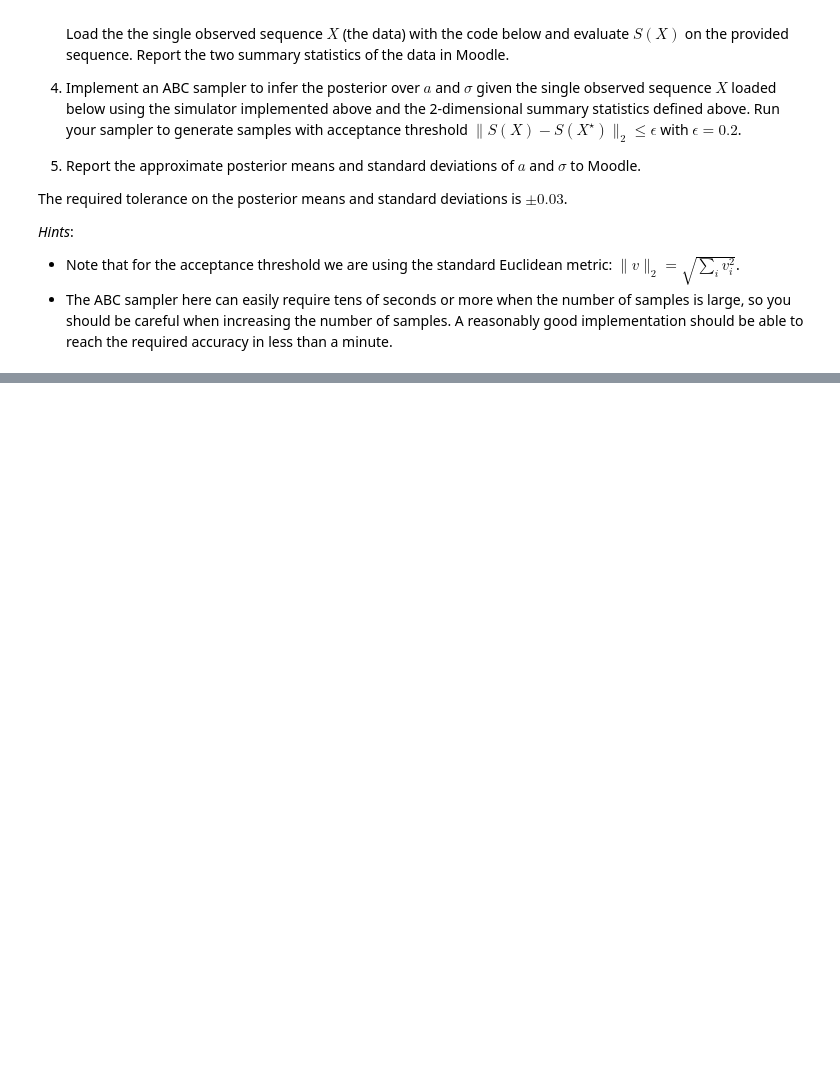
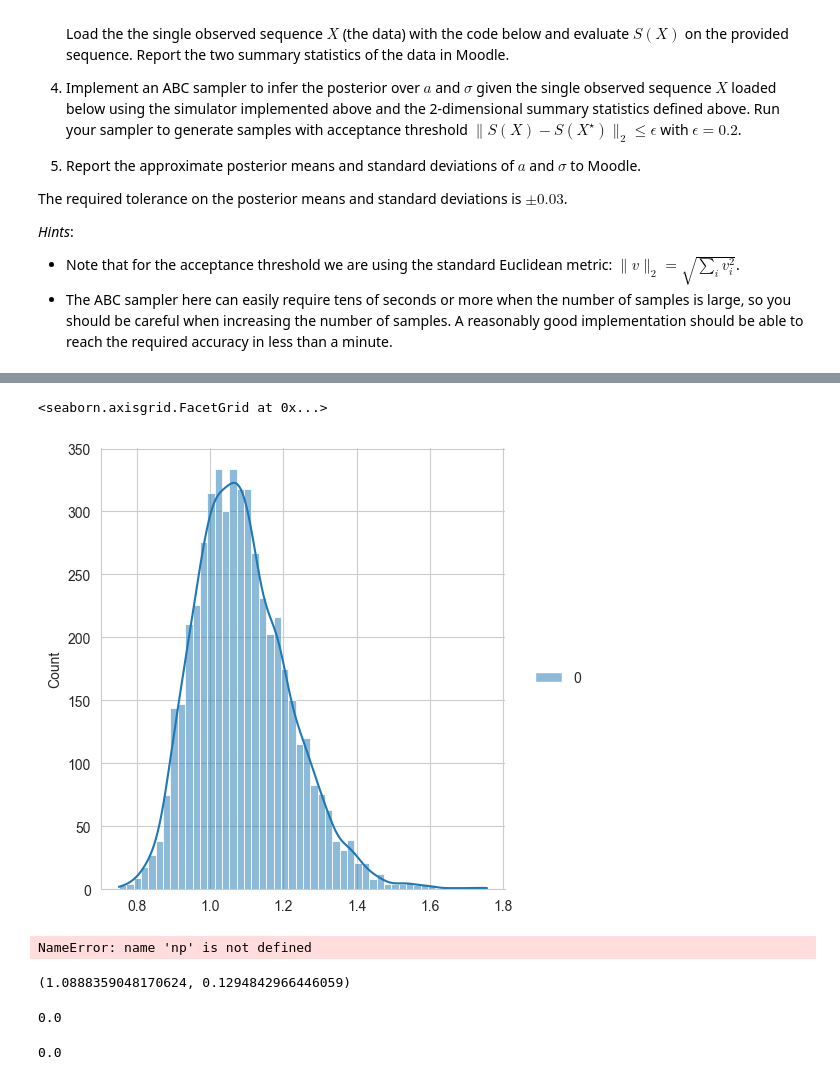
Before and after one commit to yherin/hy-computational-statistics-2023, a Jupyter notebook: Week 4 exercises.ipynb, the cells around one changed output, grey strips where cells are left out. Drawn from its saved outputs; the diff is of its cells as text; code cells hidden in the pictures; blank space fills up the shorter version.

```diff
--- a/Week 4 exercises.ipynb
+++ b/Week 4 exercises.ipynb
@@ -522,0 +565,21 @@ def S_x(x: np.ndarray) -> tuple[float, float]:
+# %%
+sns.displot(params_arr[:, 1], kde=True)
+# %% [output]
+<seaborn.axisgrid.FacetGrid at 0x...>
+[figure, added]
+# %%
+np.median(params_arr[:, 0]), params_arr[:, 0].std()
+# %% [output]
+NameError: name 'np' is not defined
+# %%
+params_arr[:, 1].mean(), params_arr[:, 1].std()
+# %% [output]
+(1.0888359048170624, 0.1294842966446059)
+# %%
+norms.min()
+# %% [output]
+0.0
+# %%
+np.median(norms)
+# %% [output]
+0.0
```
Also changed, not shown: parts of 18 cells of this notebook, 3 other files.
